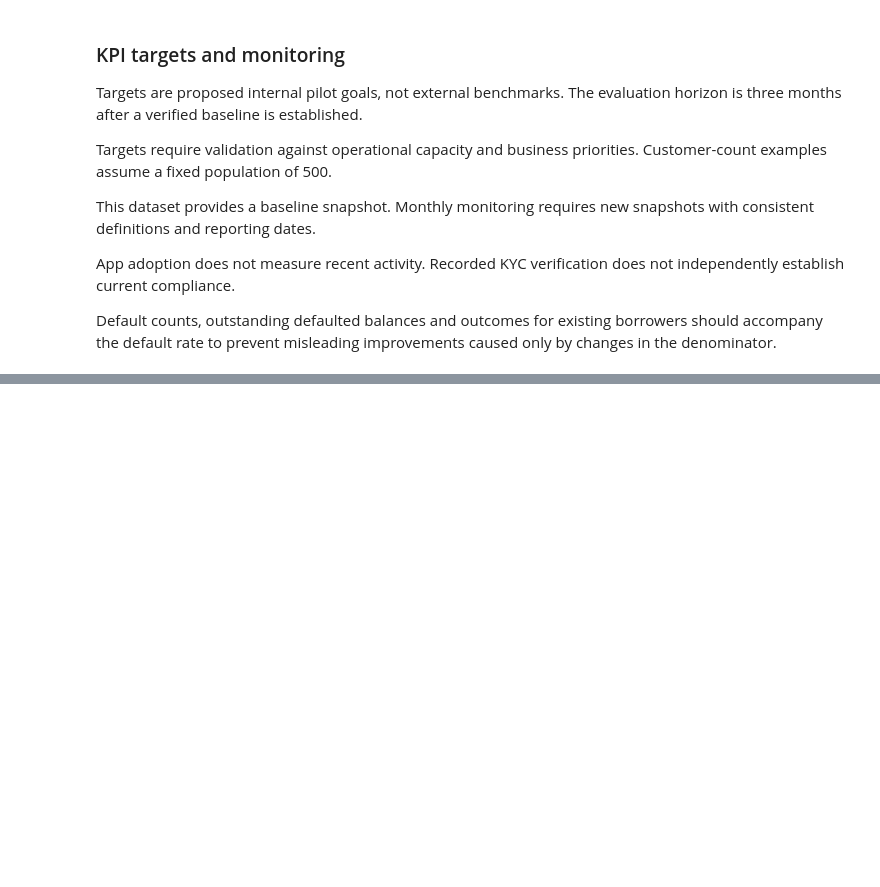
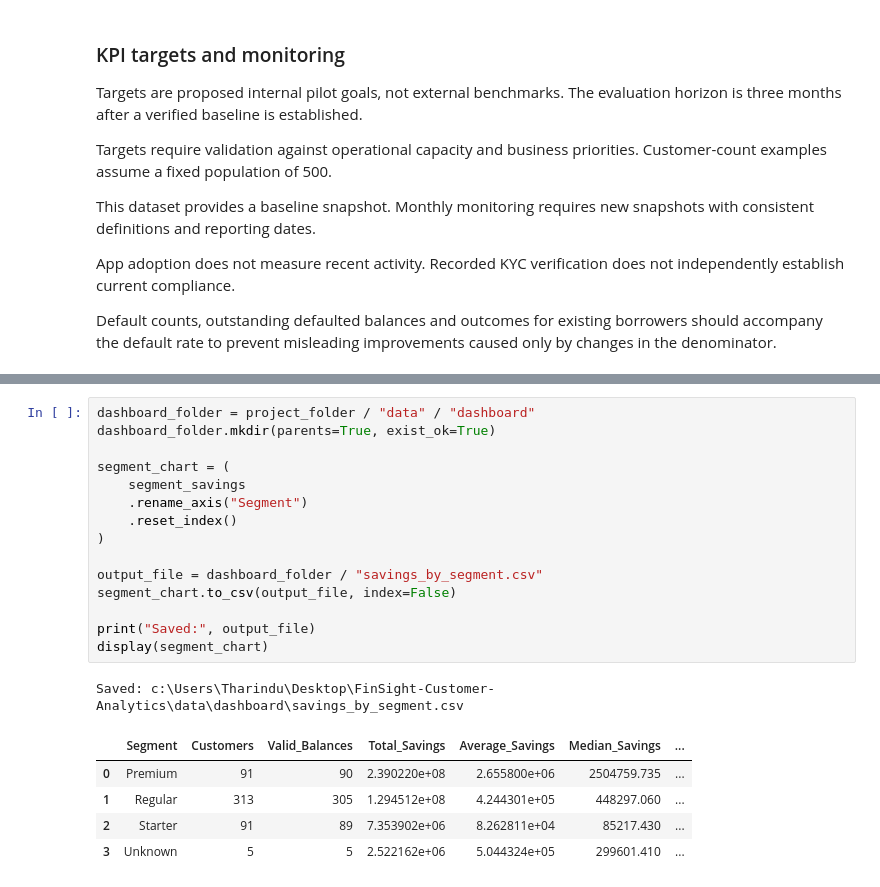
Before and after one commit to nvtharindukothalawala-tech/FinSight-Customer-Analytics, a Jupyter notebook: notebooks/01_data_cleaning.ipynb, the cells around one changed output, grey strips where cells are left out. Saved outputs shown, nothing was run; the diff lists cells and outputs as text; blank space fills up the shorter version.

```diff
--- a/notebooks/01_data_cleaning.ipynb
+++ b/notebooks/01_data_cleaning.ipynb
@@ -2471,0 +2492,22 @@ print("Saved:", kpi_path)
+# %%
+dashboard_folder = project_folder / "data" / "dashboard"
+dashboard_folder.mkdir(parents=True, exist_ok=True)
+
+segment_chart = (
+    segment_savings
+    .rename_axis("Segment")
+    .reset_index()
+)
+
+output_file = dashboard_folder / "savings_by_segment.csv"
+segment_chart.to_csv(output_file, index=False)
+
+print("Saved:", output_file)
+display(segment_chart)
+# %% [output]
+Saved: c:\Users\Tharindu\Desktop\FinSight-Customer-Analytics\data\dashboard\savings_by_segment.csv
+|  | Segment | Customers | Valid_Balances | Total_Savings | Average_Savings | Median_Savings | ... |
+| 0 | Premium | 91 | 90 | 2.390220e+08 | 2.655800e+06 | 2504759.735 | ... |
+| 1 | Regular | 313 | 305 | 1.294512e+08 | 4.244301e+05 | 448297.060 | ... |
+| 2 | Starter | 91 | 89 | 7.353902e+06 | 8.262811e+04 | 85217.430 | ... |
+| 3 | Unknown | 5 | 5 | 2.522162e+06 | 5.044324e+05 | 299601.410 | ... |
```
Also changed, not shown: parts of 8 cells of this notebook, 1 other file.
